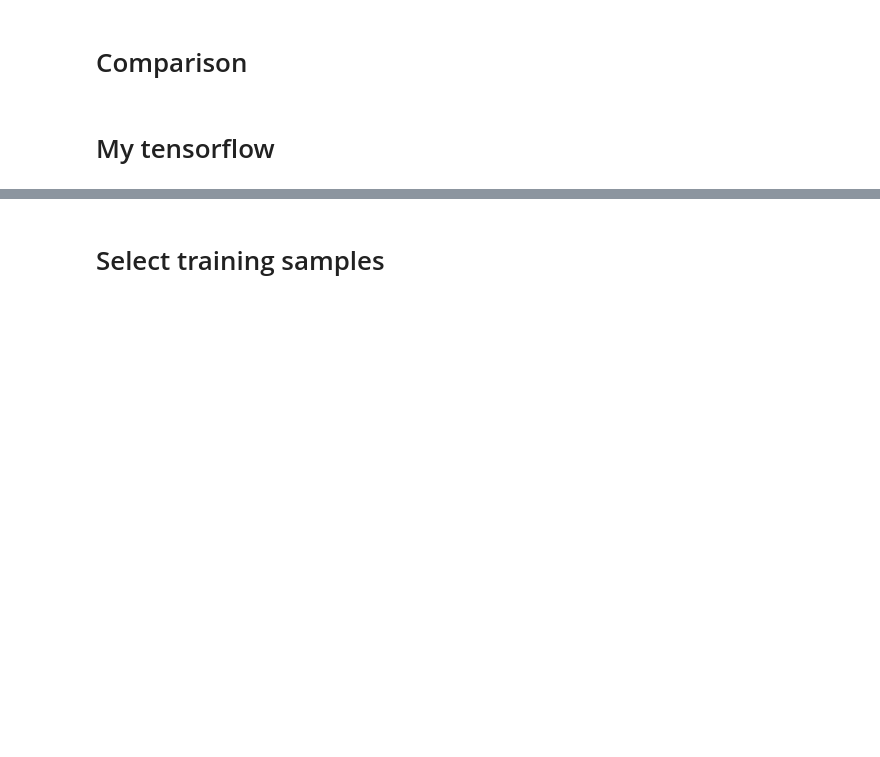
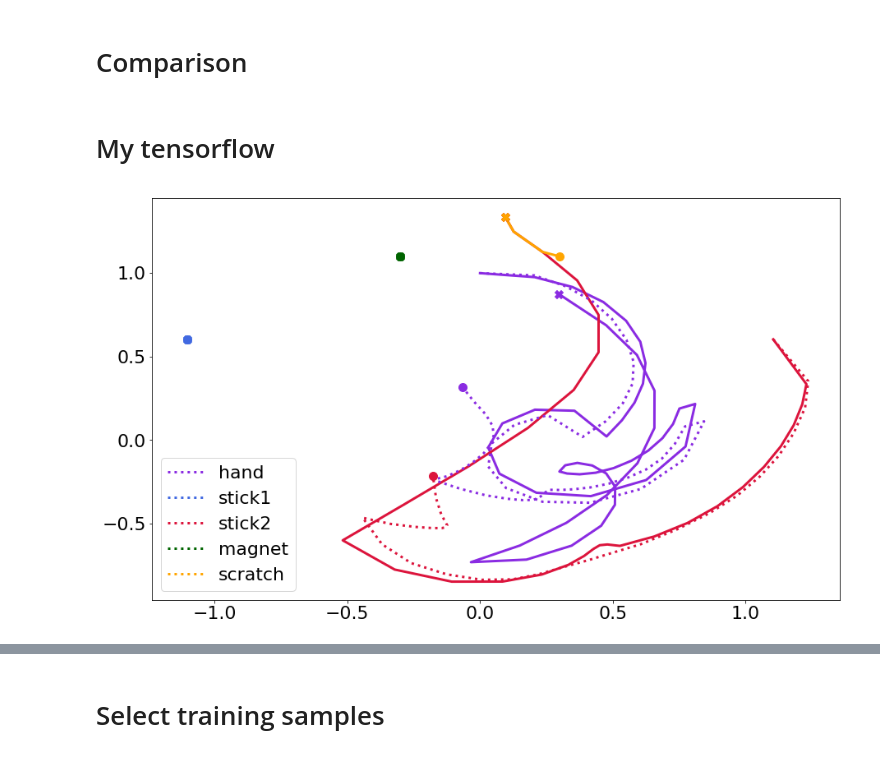
Before and after one commit to TimotheeAnne/stage-m2, a Jupyter notebook: scrip-test/plotter.ipynb, the cells around one changed output, grey strips where cells are left out. Saved outputs shown, nothing was run; the diff lists cells and outputs as text; code cells hidden in the pictures; blank space fills up the shorter version.

```diff
--- a/scrip-test/plotter.ipynb
+++ b/scrip-test/plotter.ipynb
@@ -18,6 +18,7 @@ import datetime
 log_dir = "./log"
 FIGSIZE = (15,9)
 LW = 3
+plt.rcParams.update({'font.size': 22})
 # %% [markdown]
 # Comparison
 # %%
@@ -194,0 +275,4 @@ names = ["norm","unnorm"]
+# %%
+plot_traj(subdirs[0][0],j=3,Tmax=51,pred_type=1, eval_type=1)
+# %% [output]
+[figure, added]
```
Also changed, not shown: parts of 18 cells of this notebook, 4 other files.
